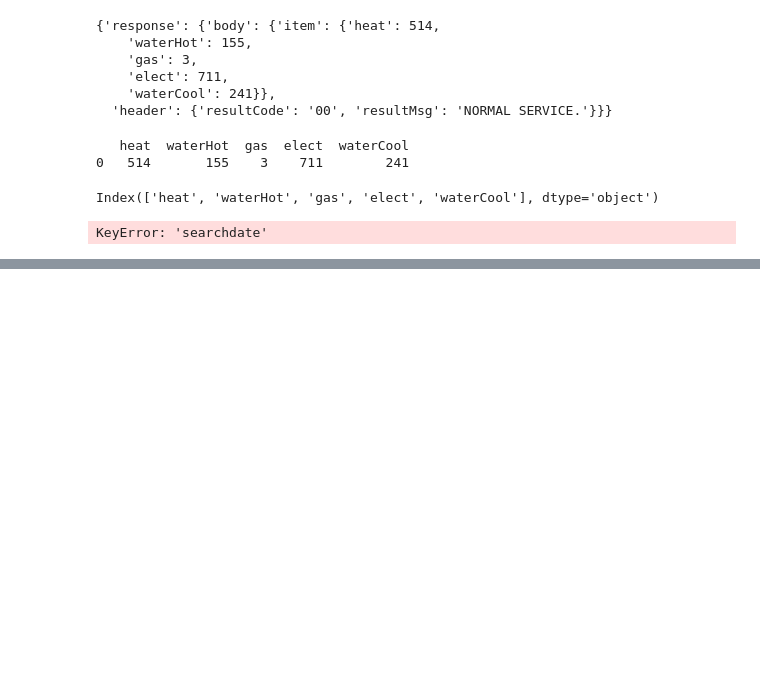
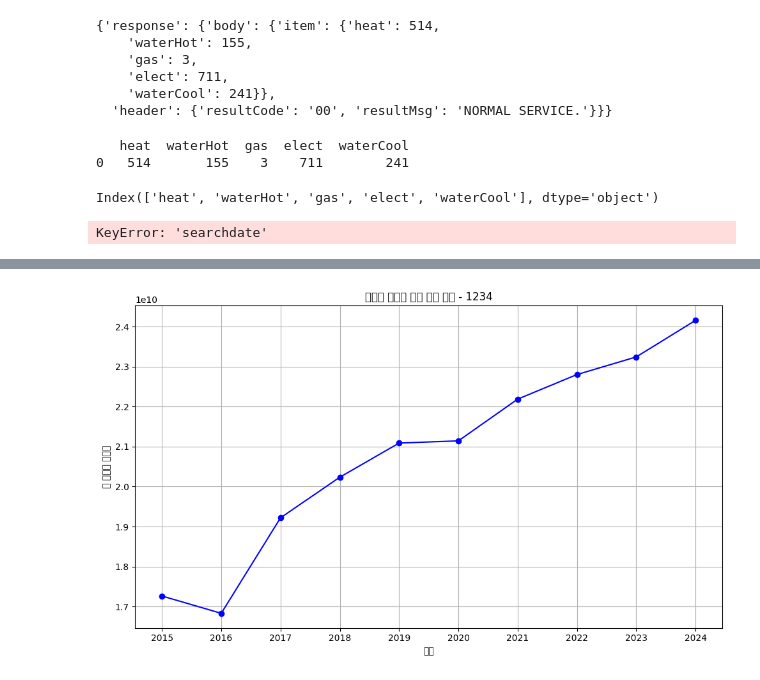
Before and after one commit to LeeGyeongyong/Data-Analysis-with-Open-Source, a Jupyter notebook: 오픈소스_데이터_분석_4강.ipynb, the cells around one changed output, grey strips where cells are left out. Cells and saved outputs as stored; diff of their text form; code cells hidden in the pictures; blank space fills up the shorter version.

```diff
--- a/오픈소스_데이터_분석_4강.ipynb
+++ b/오픈소스_데이터_분석_4강.ipynb
@@ -296,0 +362,9 @@ KeyError: 'searchdate'
+# %%
+import pandas as pd
+## JSON 형태의 데이터를 pandas DataFrame으로 변환
+df = pd.DataFrame(responses)
+
+##컬럼 정보 출력
+# print(df.info())
+## 데이터 정보 정보를 출력
+print(df)
@@ -296,0 +427,28 @@ KeyError: 'searchdate'
+# %%
+import pandas as pd
+import matplotlib.pyplot as plt
+
+# 1️⃣ 숫자형으로 변환 (현재 object 타입이므로)
+df[['EUS','GUS','WUS','HUS']] = df[['EUS','GUS','WUS','HUS']].apply(pd.to_numeric, errors='coerce')
+
+# 2️⃣ 총 에너지 사용량 컬럼 생성
+df['total_energy'] = df['EUS'] + df['GUS'] + df['WUS'] + df['HUS']
+
+# 3️⃣ 연도별 총 사용량 집계
+yearly_energy = df.groupby('year')['total_energy'].sum().reset_index()
+
+# 4️⃣ 시각화
+plt.figure(figsize=(10,6))
+plt.plot(yearly_energy['year'], yearly_energy['total_energy'], marker='o', linestyle='-', color='b')
+plt.title('연도별 에너지 사용 총액 변화 - 1234')  # 예시: 학번 뒤 4자리 1234
+plt.xlabel('연도')
+plt.ylabel('총 에너지 사용량')
+plt.grid(True)
+plt.xticks(yearly_energy['year'])  # 연도별 눈금 표시
+plt.tight_layout()
+
+# 5️⃣ 그래프 저장
+plt.savefig('연도별_에너지_사용_총액_변화_1234.png', dpi=300)
+plt.show()
+# %% [output]
+[figure, added]
```
Also changed, not shown: parts of 4 cells of this notebook.
